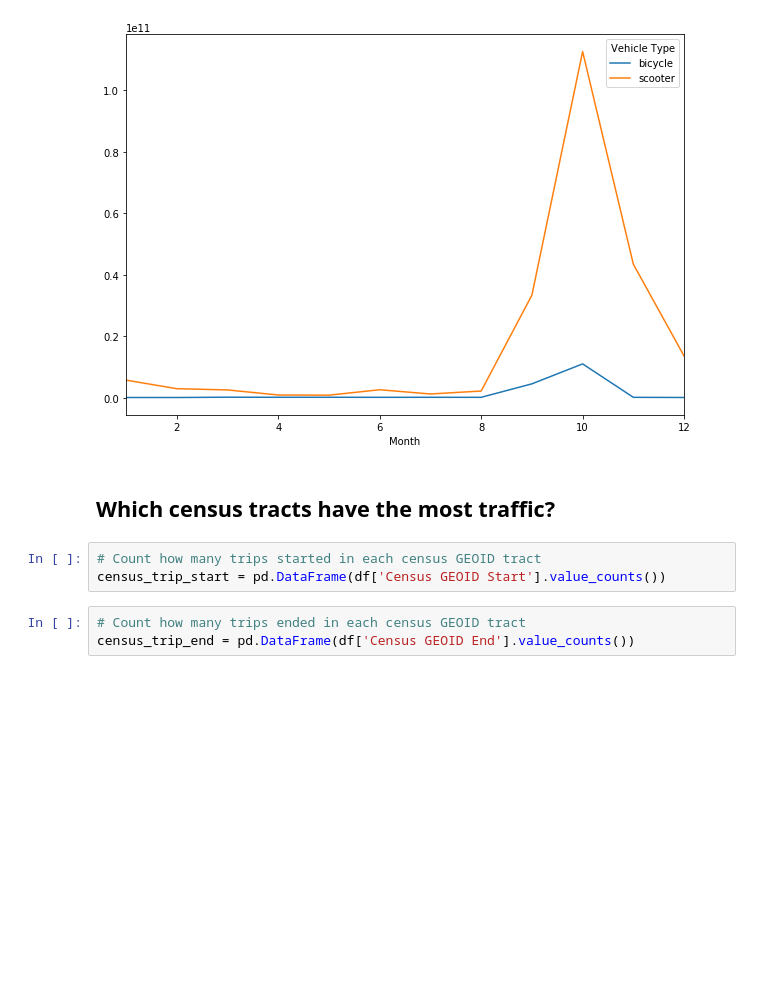
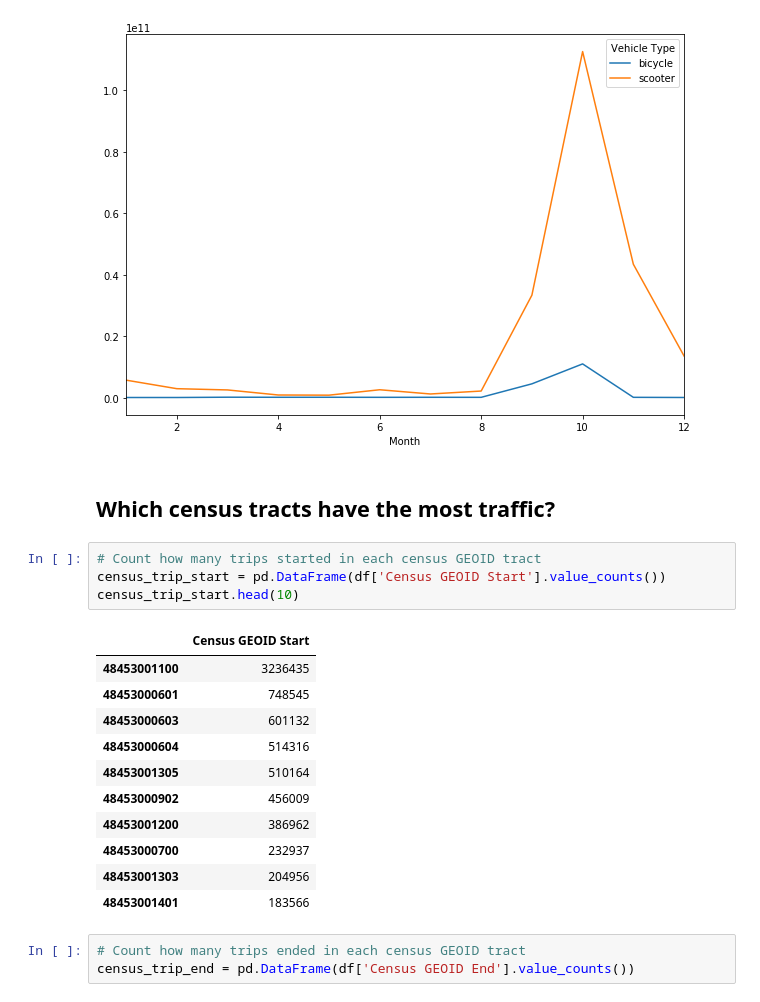
Before and after one commit to sheetalbongale/Scooters-In-Austin-Data-Analysis, a Jupyter notebook: notebooks/shared_mobility_AODP/data_story_sm.ipynb, the cells around one changed output. Drawn from its saved outputs; the diff is of its cells as text; blank space fills up the shorter version.

```diff
--- a/notebooks/shared_mobility_AODP/data_story_sm.ipynb
+++ b/notebooks/shared_mobility_AODP/data_story_sm.ipynb
@@ -105,6 +105,19 @@ df.groupby(['Month','Vehicle Type']).sum()['Trip Distance'].unstack().plot(ax=ax
 # %%
 # Count how many trips started in each census GEOID tract
 census_trip_start = pd.DataFrame(df['Census GEOID Start'].value_counts())
+census_trip_start.head(10)
+# %% [output]
+|  | Census GEOID Start |
+| 48453001100 | 3236435 |
+| 48453000601 | 748545 |
+| 48453000603 | 601132 |
+| 48453000604 | 514316 |
+| 48453001305 | 510164 |
+| 48453000902 | 456009 |
+| 48453001200 | 386962 |
+| 48453000700 | 232937 |
+| 48453001303 | 204956 |
+| 48453001401 | 183566 |
 # %%
 # Count how many trips ended in each census GEOID tract
 census_trip_end = pd.DataFrame(df['Census GEOID End'].value_counts())
```
Also changed, not shown: parts of 8 cells of this notebook.
